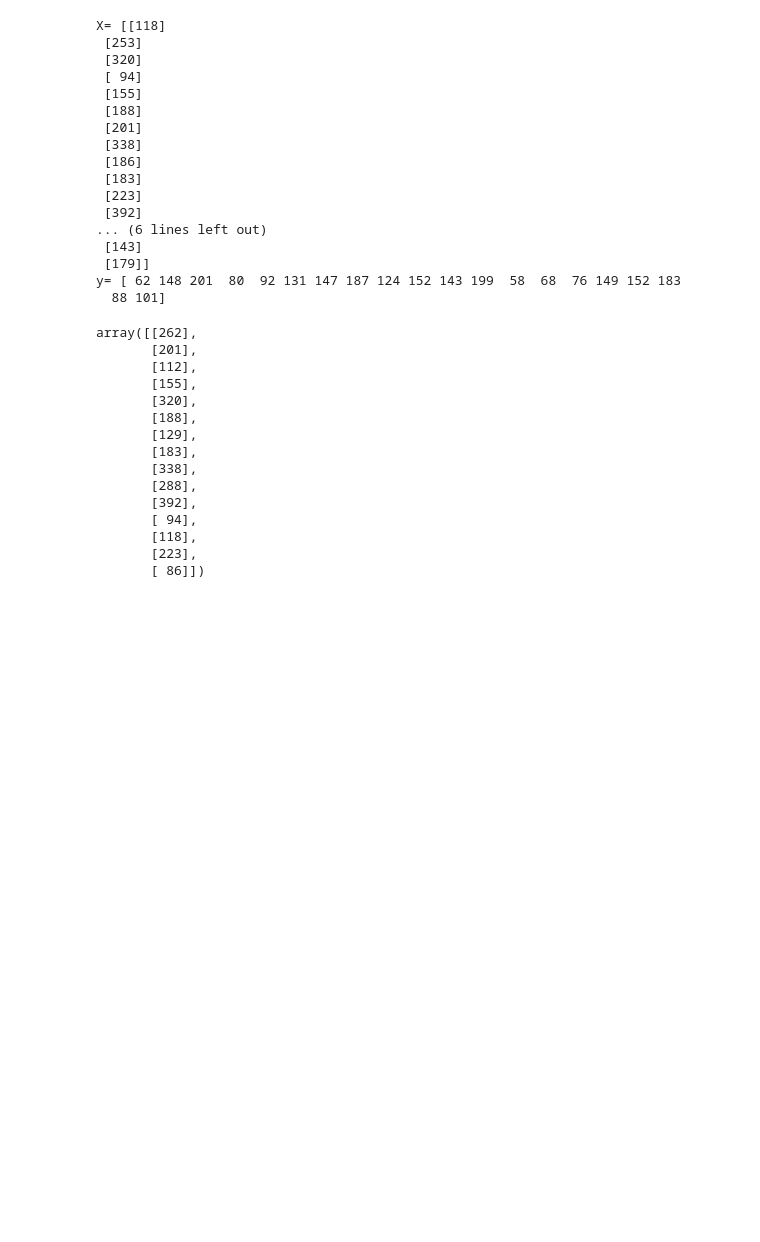
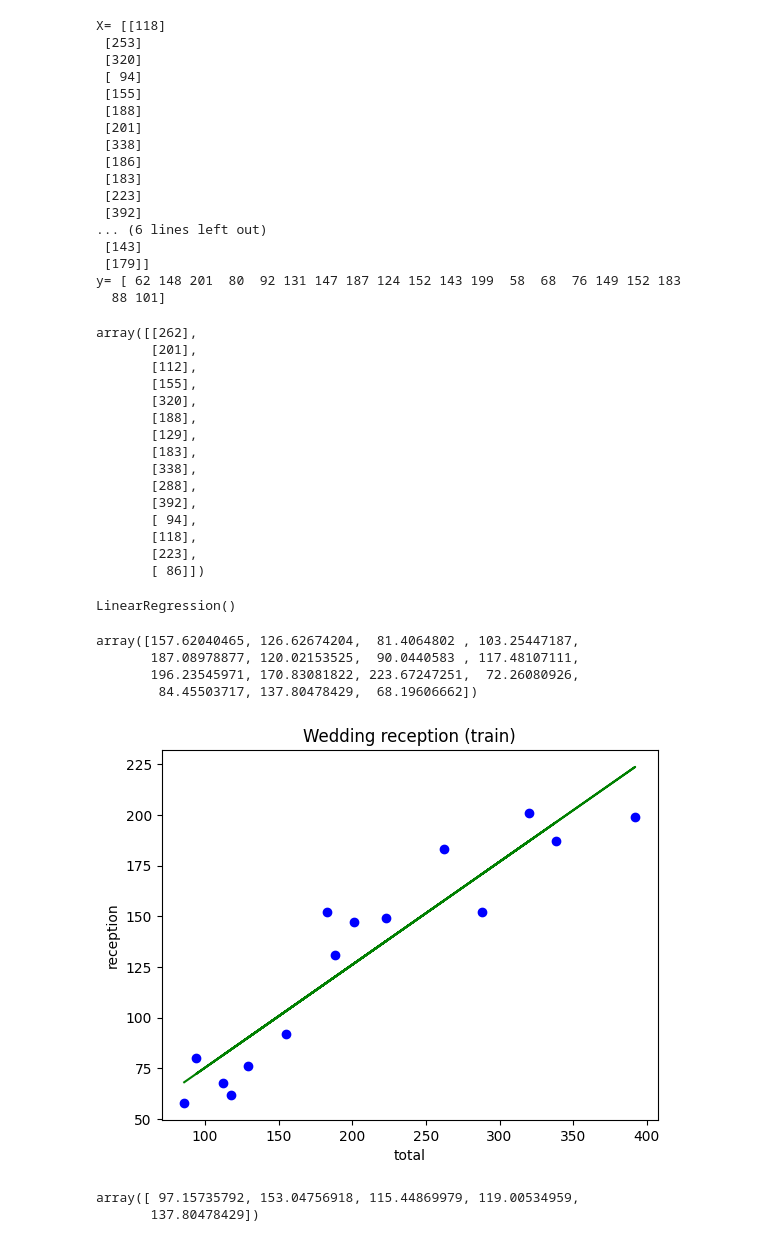
Before and after one commit to krkoknj/ml-study, a Jupyter notebook: pythonML/ScikitLearn/06. Quiz.ipynb, the cells around one changed output. Cells and saved outputs as stored; diff of their text form; code cells hidden in the pictures; blank space fills up the shorter version.

```diff
--- a/pythonML/ScikitLearn/06. Quiz.ipynb
+++ b/pythonML/ScikitLearn/06. Quiz.ipynb
@@ -6,7 +6,7 @@ import pandas as pd
 dataset = pd.read_csv('QuizData.csv')
 X = dataset.iloc[:, :-1].values;
 print('X=',X)
-y = dataset.iloc[:, 1].values;
+y = dataset.iloc[:, -1].values;
 print('y=',y)
 # %% [output]
 X= [[118]
@@ -46,3 +46,32 @@ array([[262],
        [118],
        [223],
        [ 86]])
+# %%
+from sklearn.linear_model import LinearRegression
+reg = LinearRegression()
+reg.fit(X_train, y_train)
+# %% [output]
+LinearRegression()
+# %%
+y_pred = reg.predict(X_train)
+y_pred
+# %% [output]
+array([157.62040465, 126.62674204,  81.4064802 , 103.25447187,
+       187.08978877, 120.02153525,  90.0440583 , 117.48107111,
+       196.23545971, 170.83081822, 223.67247251,  72.26080926,
+        84.45503717, 137.80478429,  68.19606662])
+# %%
+plt.scatter(X_train, y_train, color='blue') # 산점도
+plt.plot(X_train, y_pred, color='green') # 선 그래프
+plt.title('Wedding reception (train)') # 제목
+plt.xlabel('total') # X 축 이름
+plt.ylabel('reception') # Y 축 이름
+plt.show()
+# %% [output]
+[figure, added]
+# %%
+y_pred_t = reg.predict(X_test)
+y_pred_t
+# %% [output]
+array([ 97.15735792, 153.04756918, 115.44869979, 119.00534959,
+       137.80478429])
```
Also changed, not shown: parts of 4 cells of this notebook, 3 other files.
